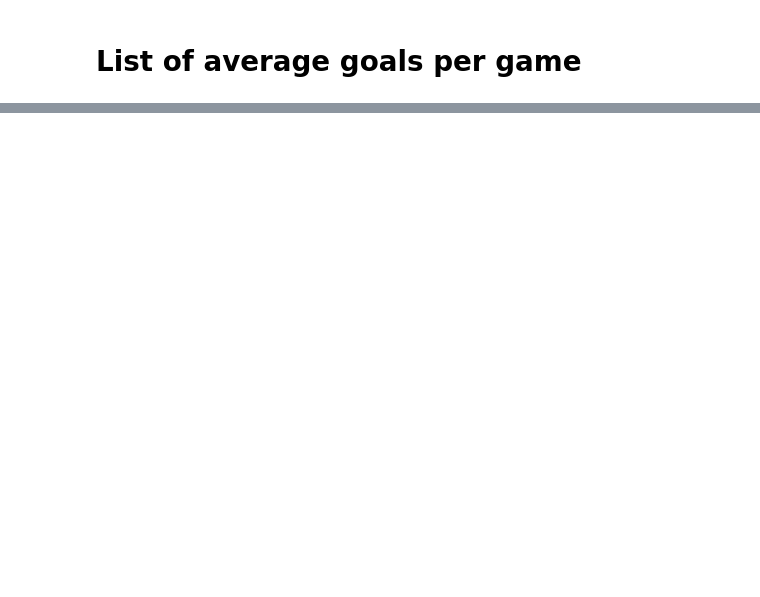
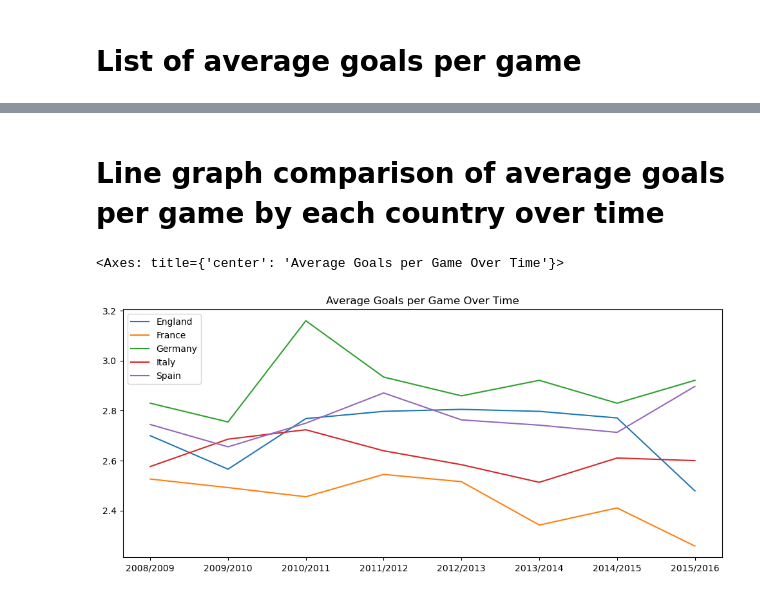
Before and after one commit to gamaliel-olano/data-analysis-soccer, a Jupyter notebook: main.ipynb, the cells around one changed output, grey strips where cells are left out. Saved outputs shown, nothing was run; the diff lists cells and outputs as text; code cells hidden in the pictures; blank space fills up the shorter version.

Commit message:
Compare average goals

```diff
--- a/main.ipynb
+++ b/main.ipynb
@@ -192,3 +192,18 @@ league_by_season
 | 37 | 22278 | Spain | Spain LIGA BBVA | 2010/2011 | 38 | 20 | Atlético Madrid | Real Sporting de Gijón | ... |
 | 38 | 21898 | Spain | Spain LIGA BBVA | 2009/2010 | 38 | 20 | Real Madrid CF | RC Deportivo de La Coruña | ... |
 | 39 | 21518 | Spain | Spain LIGA BBVA | 2008/2009 | 38 | 20 | Valencia CF | RCD Mallorca | ... |
+# %% [markdown]
+# Line graph comparison of average goals per game by each country over time
+# %%
+df = pd.DataFrame(index=np.sort(league_by_season['season'].unique()), columns=league_by_season['country_name'].unique())
+
+df.loc[:,'Germany'] = list(league_by_season.loc[league_by_season['country_name']=='Germany','avg_goals'])
+df.loc[:,'Spain']   = list(league_by_season.loc[league_by_season['country_name']=='Spain','avg_goals'])
+df.loc[:,'France']   = list(league_by_season.loc[league_by_season['country_name']=='France','avg_goals'])
+df.loc[:,'Italy']   = list(league_by_season.loc[league_by_season['country_name']=='Italy','avg_goals'])
+df.loc[:,'England']   = list(league_by_season.loc[league_by_season['country_name']=='England','avg_goals'])
+
+df.plot(figsize=(12,5),title='Average Goals per Game Over Time')
+# %% [output]
+<Axes: title={'center': 'Average Goals per Game Over Time'}>
+[figure, added]
```
